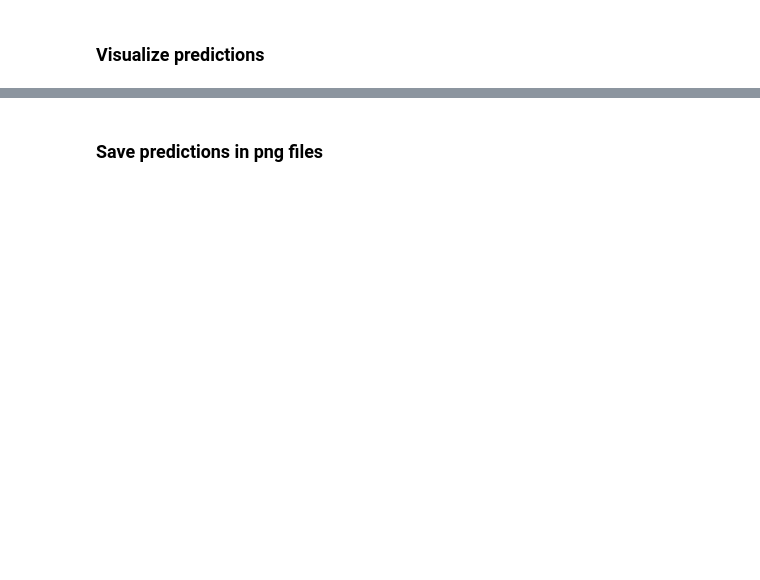
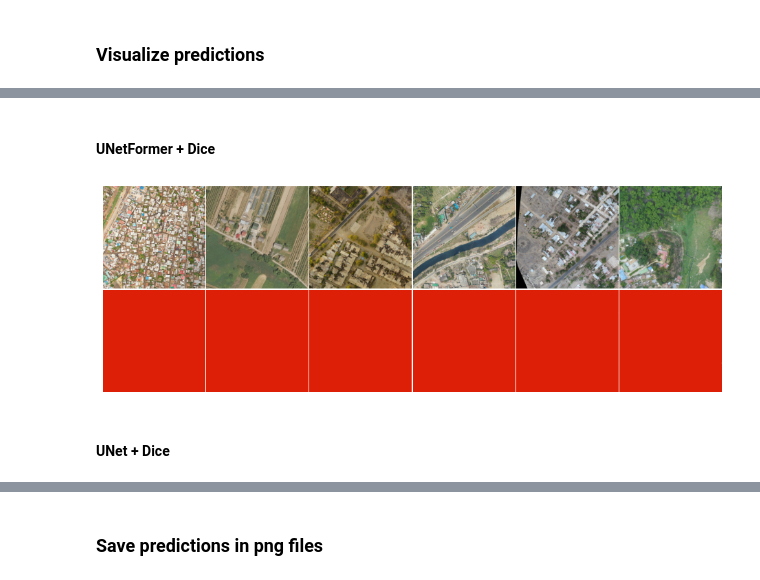
Before and after one commit to N-nolwenn/Remote_Sensing_Image_Analysis, a Jupyter notebook: OEM_mini_demo.ipynb, the cells around one changed output, grey strips where cells are left out. Cells and saved outputs as stored; diff of their text form; code cells hidden in the pictures; blank space fills up the shorter version.

```diff
--- a/OEM_mini_demo.ipynb
+++ b/OEM_mini_demo.ipynb
@@ -198,2 +206,4 @@ criterion = oem.losses.JaccardLoss()
+# %%
+scheduler = torch.optim.lr_scheduler.StepLR(optimizer, step_size=5, gamma=0.1)
 # %% [markdown]
 ### Train and validate the network
@@ -203,7 +215,7 @@ start = time.time()
 max_score = 0
 for epoch in range(NUM_EPOCHS):
     print(f"\nEpoch: {epoch + 1}")
-
+    scheduler.step()
     train_logs = oem.runners.train_epoch(
         model=network,
         optimizer=optimizer,
@@ -292,0 +433,3 @@ Loaded model:model.pth (Epoch=22, Score=0.200)
+# %%
+network1 = oem.networks.UNet(in_channels=3, n_classes=N_CLASSES)
+network1 = oem.utils.load_checkpoint(network1, model_name="model1.pth", model_dir=OUTPUT_DIR)
@@ -292,0 +440,3 @@ Loaded model:model.pth (Epoch=22, Score=0.200)
+# %%
+network = oem.networks.UNet(in_channels=3, n_classes=N_CLASSES)
+network = oem.utils.load_checkpoint(network, model_name="model_dice.pth", model_dir=OUTPUT_DIR)
@@ -295,3 +474,32 @@ Loaded model:model.pth (Epoch=22, Score=0.200)
+# %% [markdown]
+#### UNetFormer + Dice
+# %%
+# visualize predictions
+NPLOT = 6
+idxs = np.argsort(np.random.rand(len(test_fns)))[:NPLOT]
+
+fig, axs = plt.subplots(2, NPLOT, figsize=(NPLOT*1.5, 2*1.5))
+fig.subplots_adjust(top=1, bottom=0, left=0, right=1, hspace=0.01, wspace=0.01)
+
+network1.eval().to(DEVICE)
+for i, idx in enumerate(idxs):
+    img, *_ = test_data[idx]
+
+    with torch.no_grad():
+        prd = network1(img.unsqueeze(0).to(DEVICE)).squeeze(0).cpu()
+
+    img = np.moveaxis(img.numpy(), 0, -1)
+    prd = oem.utils.make_rgb(np.argmax(prd.numpy(), axis=0))
+
+    axs[0, i].imshow(img)
+    axs[0, i].axis("off")
+    axs[1, i].imshow(prd)
+    axs[1, i].axis("off")
+plt.show()
+# %% [output]
+[figure, added]
+# %% [markdown]
+#### UNet + Dice
 # %%
 # visualize predictions
 NPLOT = 6
```
Also changed, not shown: parts of 20 cells of this notebook.
